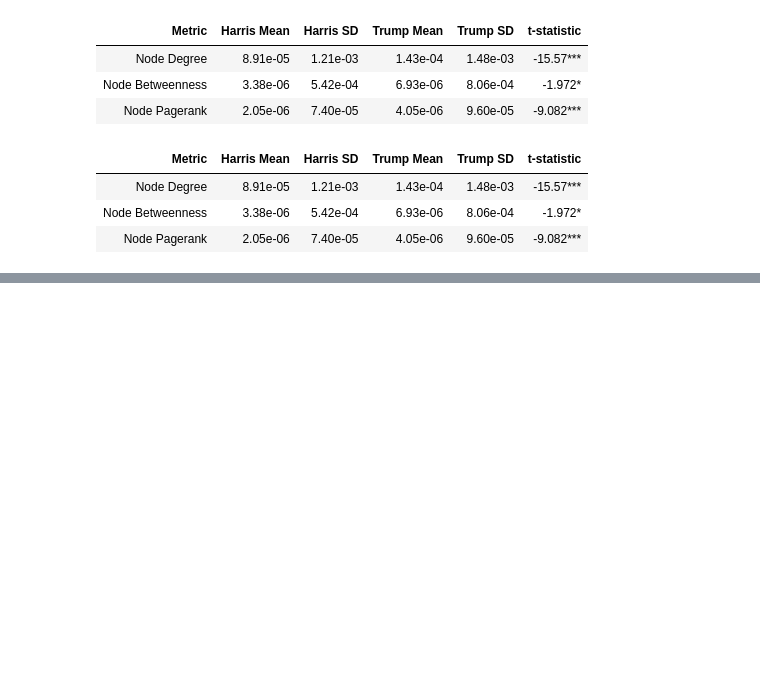
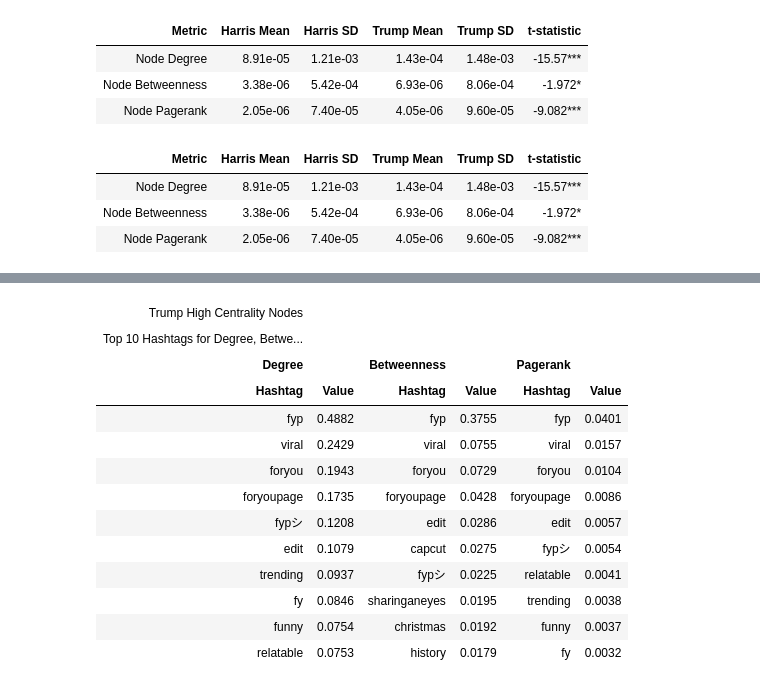
Before and after one commit to nitomanto/the-t-word, a Jupyter notebook: network.ipynb, the cells around one changed output, grey strips where cells are left out. Saved outputs shown, nothing was run; the diff lists cells and outputs as text; code cells hidden in the pictures; blank space fills up the shorter version.

```diff
--- a/network.ipynb
+++ b/network.ipynb
@@ -399,0 +445,11 @@ ttest_table.save('viz/network_t_test.png')
+# %%
+t_measures_df = {'Degree': t_node_measures.sort_values(by='degree', ascending=False)['hashtag'].iloc[:10].to_list(),
+                 'Val1': t_node_measures.sort_values(by='degree', ascending=False)['degree'].iloc[:10].to_list(),
+                 'Betweenness': t_node_measures.sort_values(by='betweenness', ascending=False)['hashtag'].iloc[:10].to_list(),
+                 'Val2':t_node_measures.sort_values(by='betweenness', ascending=False)['betweenness'].iloc[:10].to_list(),
+                'Pagerank': t_node_measures.sort_values(by='pagerank', ascending=False)['hashtag'].iloc[:10].to_list(),
+                'Val3': t_node_measures.sort_values(by='pagerank', ascending=False)['pagerank'].iloc[:10].to_list(),
+
+}
+t_measures_df = pd.DataFrame(t_measures_df)
+t_measures_df = round(t_measures_df, 4)
@@ -399,0 +526,39 @@ ttest_table.save('viz/network_t_test.png')
+# %%
+gt_t_central_nodes = (
+    GT(t_measures_df)
+    .tab_header(
+        title="Trump High Centrality Nodes",
+        subtitle="Top 10 Hashtags for Degree, Betweenness and Pagerank Centrality",
+    )
+    .tab_spanner(label="Degree", columns=["Degree", "Val1"])
+    .tab_spanner(label="Betweenness", columns=["Betweenness", "Val2"])
+    .tab_spanner(label="Pagerank", columns=["Pagerank", "Val3"])
+    .cols_label(
+        Degree=html("Hashtag"),
+        Val1=html("Value"),
+        Betweenness=html("Hashtag"),
+        Val2 = html("Value"),
+        Pagerank=html("Hashtag"),
+        Val3=html("Value"),
+    )
+    .tab_options(
+    heading_background_color="red"
+)
+)
+
+gt_t_central_nodes
+# %% [output]
+| Trump High Centrality Nodes |  |  |  |  |  |
+| Top 10 Hashtags for Degree, Betwe... |  |  |  |  |  |
+| Degree |  | Betweenness |  | Pagerank |  |
+| Hashtag | Value | Hashtag | Value | Hashtag | Value |
+| fyp | 0.4882 | fyp | 0.3755 | fyp | 0.0401 |
+| viral | 0.2429 | viral | 0.0755 | viral | 0.0157 |
+| foryou | 0.1943 | foryou | 0.0729 | foryou | 0.0104 |
+| foryoupage | 0.1735 | foryoupage | 0.0428 | foryoupage | 0.0086 |
+| fypシ | 0.1208 | edit | 0.0286 | edit | 0.0057 |
+| edit | 0.1079 | capcut | 0.0275 | fypシ | 0.0054 |
+| trending | 0.0937 | fypシ | 0.0225 | relatable | 0.0041 |
+| fy | 0.0846 | sharinganeyes | 0.0195 | trending | 0.0038 |
+| funny | 0.0754 | christmas | 0.0192 | funny | 0.0037 |
+| relatable | 0.0753 | history | 0.0179 | fy | 0.0032 |
```
Also changed, not shown: parts of 9 cells of this notebook, 2 other files.
